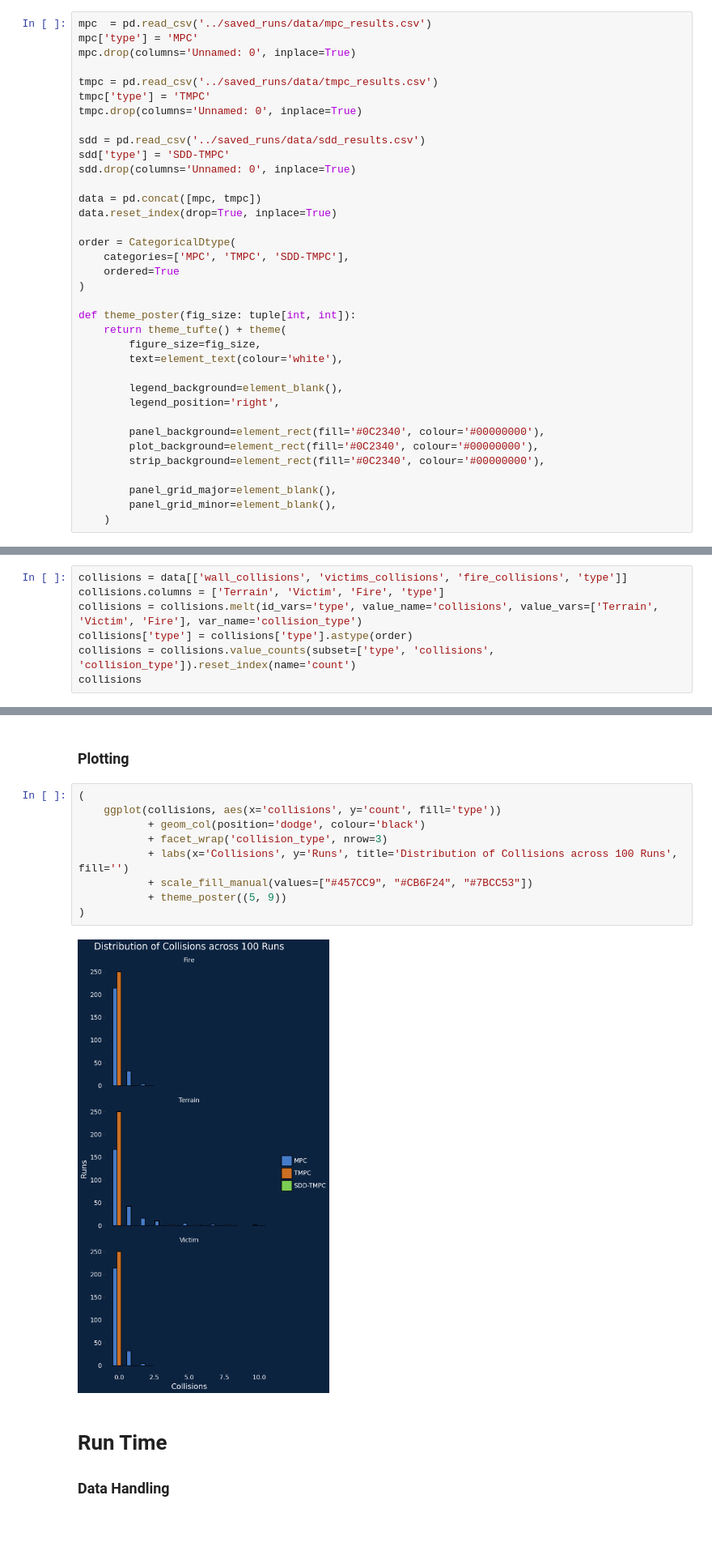
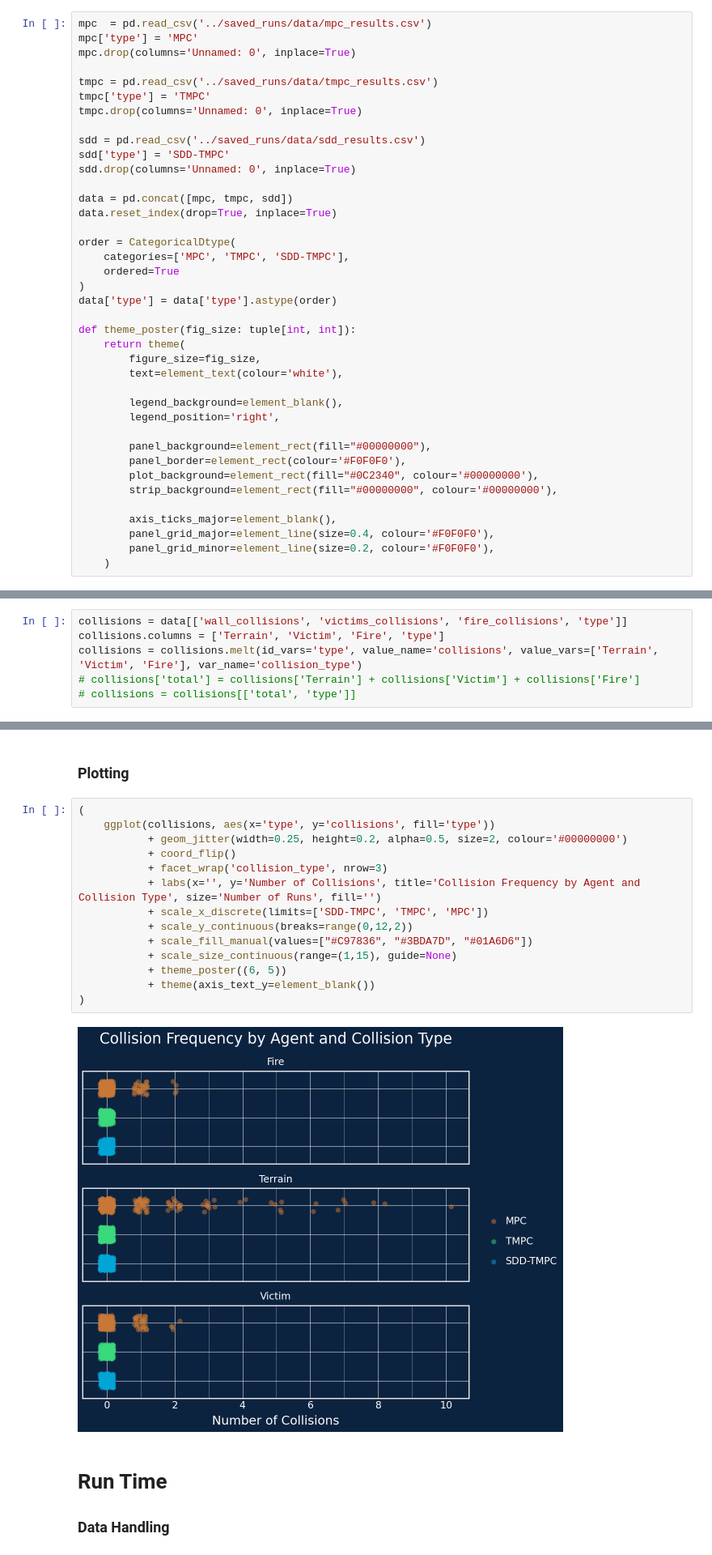
Before and after one commit to svenschoonebeek/Perception-Aware-Search-and-Rescue, a Jupyter notebook: src/processing_nico.ipynb, the cells around one changed output, grey strips where cells are left out. Shown at 81% size. Saved outputs shown, nothing was run; the diff lists cells and outputs as text; blank space fills up the shorter version.

```diff
--- a/src/processing_nico.ipynb
+++ b/src/processing_nico.ipynb
@@ -17,28 +17,31 @@ sdd = pd.read_csv('../saved_runs/data/sdd_results.csv')
 sdd['type'] = 'SDD-TMPC'
 sdd.drop(columns='Unnamed: 0', inplace=True)
 
-data = pd.concat([mpc, tmpc])
+data = pd.concat([mpc, tmpc, sdd])
 data.reset_index(drop=True, inplace=True)
 
 order = CategoricalDtype(
     categories=['MPC', 'TMPC', 'SDD-TMPC'],
     ordered=True
 )
+data['type'] = data['type'].astype(order)
 
 def theme_poster(fig_size: tuple[int, int]):
-    return theme_tufte() + theme(
+    return theme(
         figure_size=fig_size,
         text=element_text(colour='white'),
 
         legend_background=element_blank(),
         legend_position='right',
 
-        panel_background=element_rect(fill='#0C2340', colour='#00000000'),
-        plot_background=element_rect(fill='#0C2340', colour='#00000000'),
-        strip_background=element_rect(fill='#0C2340', colour='#00000000'),
+        panel_background=element_rect(fill="#00000000"),
+        panel_border=element_rect(colour='#F0F0F0'),
+        plot_background=element_rect(fill="#0C2340", colour='#00000000'),
+        strip_background=element_rect(fill="#00000000", colour='#00000000'),
 
-        panel_grid_major=element_blank(),
-        panel_grid_minor=element_blank(),
+        axis_ticks_major=element_blank(),
+        panel_grid_major=element_line(size=0.4, colour='#F0F0F0'),
+        panel_grid_minor=element_line(size=0.2, colour='#F0F0F0'),
     )
 # %% [markdown]
 # Collisions
@@ -47,6 +50,5 @@ def theme_poster(fig_size: tuple[int, int]):
 collisions = data[['wall_collisions', 'victims_collisions', 'fire_collisions', 'type']]
 collisions.columns = ['Terrain', 'Victim', 'Fire', 'type']
 collisions = collisions.melt(id_vars='type', value_name='collisions', value_vars=['Terrain', 'Victim', 'Fire'], var_name='collision_type')
-collisions['type'] = collisions['type'].astype(order)
-collisions = collisions.value_counts(subset=['type', 'collisions', 'collision_type']).reset_index(name='count')
-collisions
+# collisions['total'] = collisions['Terrain'] + collisions['Victim'] + collisions['Fire']
+# collisions = collisions[['total', 'type']]
@@ -72,15 +56,20 @@ collisions
 ### Plotting
 # %%
 (
-    ggplot(collisions, aes(x='collisions', y='count', fill='type'))
-           + geom_col(position='dodge', colour='black')
+    ggplot(collisions, aes(x='type', y='collisions', fill='type'))
+           + geom_jitter(width=0.25, height=0.2, alpha=0.5, size=2, colour='#00000000')
+           + coord_flip()
            + facet_wrap('collision_type', nrow=3)
-           + labs(x='Collisions', y='Runs', title='Distribution of Collisions across 100 Runs', fill='')
-           + scale_fill_manual(values=["#457CC9", "#CB6F24", "#7BCC53"])
-           + theme_poster((5, 9))
+           + labs(x='', y='Number of Collisions', title='Collision Frequency by Agent and Collision Type', size='Number of Runs', fill='')
+           + scale_x_discrete(limits=['SDD-TMPC', 'TMPC', 'MPC'])
+           + scale_y_continuous(breaks=range(0,12,2))
+           + scale_fill_manual(values=["#C97836", "#3BDA7D", "#01A6D6"])
+           + scale_size_continuous(range=(1,15), guide=None)
+           + theme_poster((6, 5))
+           + theme(axis_text_y=element_blank())
 )
 # %% [output]
-[figure, old version]
+[figure, new version]
 # %% [markdown]
 # Run Time
 
```
Also changed, not shown: parts of 4 cells of this notebook, 1 other file.
